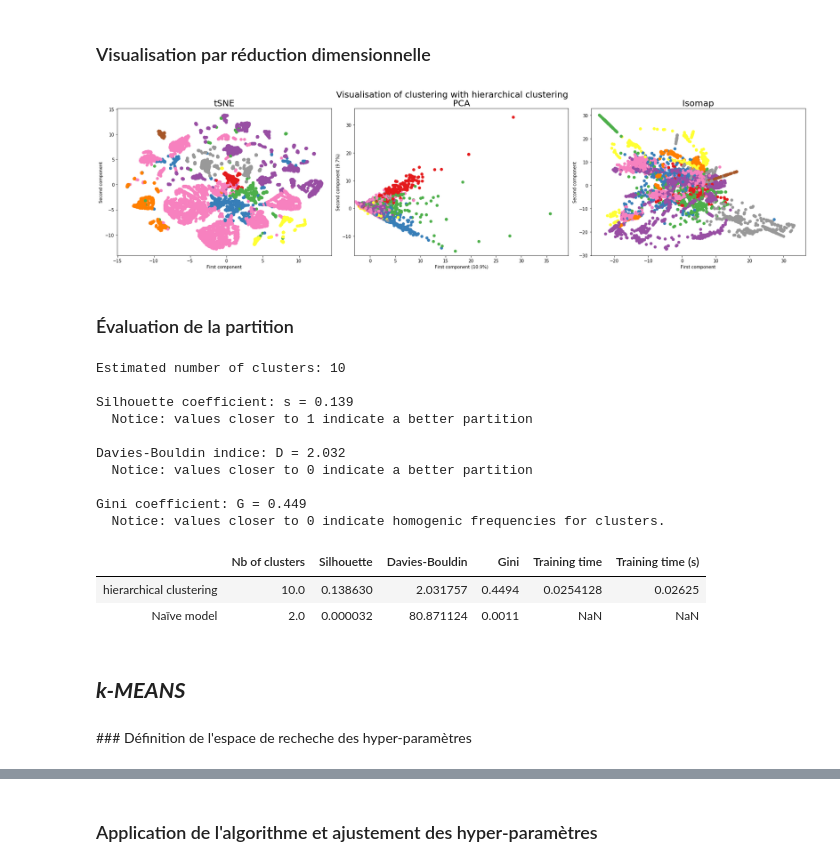
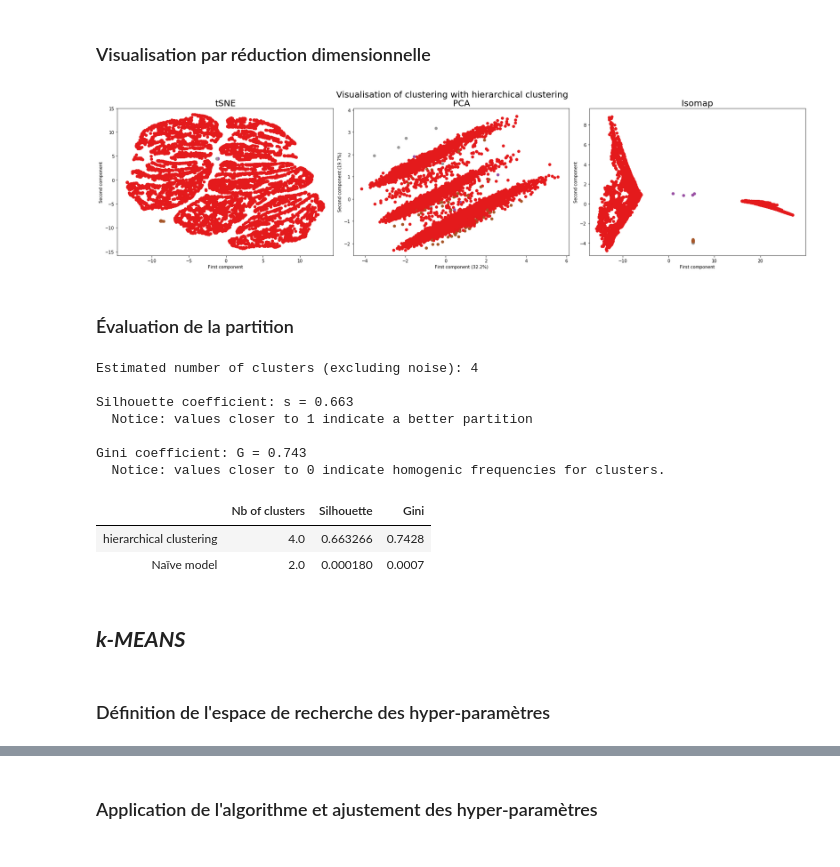
Before and after one commit to bayethiernodiop/Parcours-Data-Scientist, a Jupyter notebook: projet5/projet5_segmentation.ipynb, the cells around one changed output, grey strips where cells are left out. Cells and saved outputs as stored; diff of their text form; code cells hidden in the pictures.

```diff
--- a/projet5/projet5_segmentation.ipynb
+++ b/projet5/projet5_segmentation.ipynb
@@ -242,2 +289,13 @@ plot_dendrogram(Z, p=p)
+# %%
+# Definition of the search space for hyperparameters
+param_grid = [
+    {'n_clusters': range(4,10),  # number of clusters to find
+    'linkage': ['complete', 'average', 'single'],  # linkage criterion to use
+    'affinity': ['euclidean', 'manhattan', 'cosine'],},  # Metric used to compute the linkage
+
+    {'n_clusters': range(4,10),  # number of clusters to find
+    'linkage': ['ward'],  # linkage criterion to use
+    }
+]
 # %% [markdown]
 ### Sélection des hyper-paramètres
@@ -259,29 +397,13 @@ def plot_clusters(standardized_features, clusters_labels, embedding_algo='tSNE',
 
     # Instanciation of the embedding
     if embedding_algo == 'tSNE':
-        # Instanciation of t-SNE
-        embedding_instance = manifold.TSNE(
-            n_components=2, # for projection in a plane
-            perplexity=30,
-            n_iter=300,
-            init='pca', # initialisation by a PCA
-            random_state=0
-        )
+        X_projected = X_tsne
 
     elif embedding_algo == 'Isomap':
-        # Instanciation of Isomap
-        embedding_instance = manifold.Isomap(
-            n_components=2  # for projection in a plane
-        )
+        X_projected = X_isomap
 
     elif embedding_algo == 'PCA':
-        # Instanciation of PCA
-        embedding_instance = decomposition.PCA(
-            n_components=2 # for projection in a plane
-        )
-
-    # Applying the embedding algorithm
-    X_projected = embedding_instance.fit_transform(X_std)
+        X_projected = X_pca
 
     # Plotting the Isomap embedding
     #-----------------------------
@@ -301,15 +423,10 @@ def plot_clusters(standardized_features, clusters_labels, embedding_algo='tSNE',
     # Properties of the axes
     ax.set_title(embedding_algo, fontsize=20)
 
-    # Name of x- and y- axis, with percentage of explained variance
-    ax.set_xlabel("First Isomap component")
-    ax.set_ylabel("Second Isomap component")
-
-
     if embedding_algo == 'PCA':
         # Names of x- and y- axis, with percentage of explained variance
-        ax.set_xlabel('First component ({}%)'.format(round(100*embedding_instance.explained_variance_ratio_[0],1)))
-        ax.set_ylabel('Second component ({}%)'.format(round(100*embedding_instance.explained_variance_ratio_[1],1)))
+        ax.set_xlabel('First component ({}%)'.format(round(100*pca.explained_variance_ratio_[0],1)))
+        ax.set_ylabel('Second component ({}%)'.format(round(100*pca.explained_variance_ratio_[1],1)))
     else:
         ax.set_xlabel('First component')
         ax.set_ylabel('Second component')
@@ -363,37 +480,30 @@ def clustering_plots(algorithm_name, standardized_features, clusters_labels):
 # %%
 # Setup for call to the clustering_plots function
 algorithm_name = 'hierarchical clustering'
 standardized_features = X_std
-clusters_labels = clusters
+clusters_labels = hierarchy_search.best_estimator_.labels_
 
 clustering_plots(algorithm_name, standardized_features, clusters_labels)
 # %% [output]
-[figure, old version]
+[figure, new version]
 # %% [markdown]
 ### Évaluation de la partition
 # %%
-algorithm_name = 'hierarchical clustering'
-standardized_features = X_std
-clusters_labels = clusters
-
 # Computes and displays results
 metrics_clustering(algorithm_name, standardized_features, clusters_labels, results_df)
 # %% [output]
-Estimated number of clusters: 10
+Estimated number of clusters (excluding noise): 4
 
-Silhouette coefficient: s = 0.139
+Silhouette coefficient: s = 0.663
   Notice: values closer to 1 indicate a better partition
 
-Davies-Bouldin indice: D = 2.032
-  Notice: values closer to 0 indicate a better partition
-
-Gini coefficient: G = 0.449
+Gini coefficient: G = 0.743
   Notice: values closer to 0 indicate homogenic frequencies for clusters.
-|  | Nb of clusters | Silhouette | Davies-Bouldin | Gini | Training time | Training time (s) |
-| hierarchical clustering | 10.0 | 0.138630 | 2.031757 | 0.4494 | 0.0254128 | 0.02625 |
-| Naïve model | 2.0 | 0.000032 | 80.871124 | 0.0011 | NaN | NaN |
+|  | Nb of clusters | Silhouette | Gini |
+| hierarchical clustering | 4.0 | 0.663266 | 0.7428 |
+| Naïve model | 2.0 | 0.000180 | 0.0007 |
 # %% [markdown]
 ## ***k-MEANS***
 # %% [markdown]
-### Définition de l'espace de recheche des hyper-paramètres
+### Définition de l'espace de recherche des hyper-paramètres
 # %%
```
Also changed, not shown: parts of 145 cells of this notebook, 5 other files.
